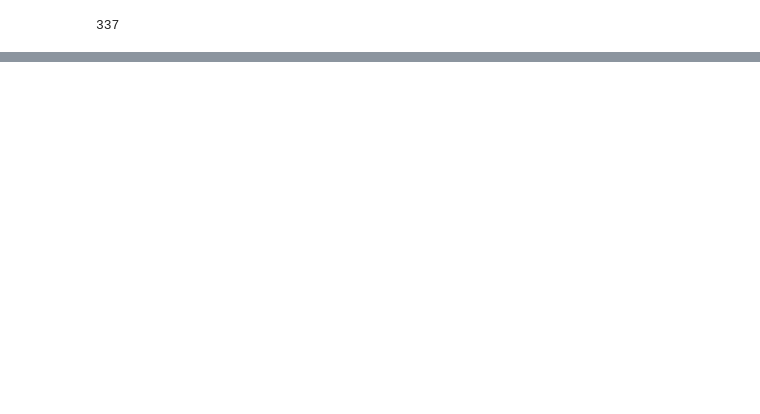
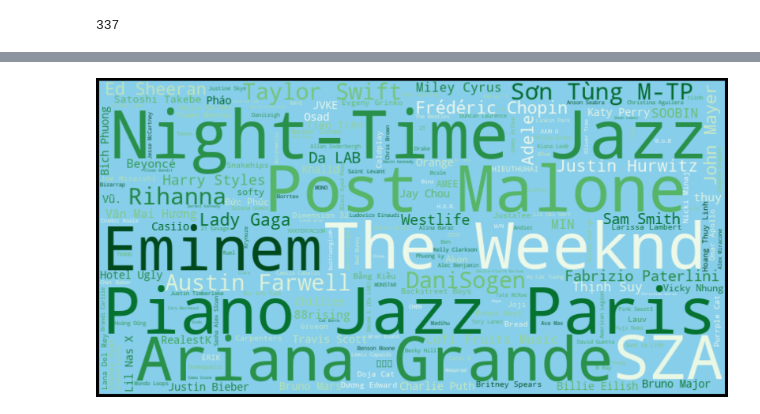
Before and after one commit to lphan1812/spotify-project, a Jupyter notebook: Spotify_project.ipynb, the cells around one changed output, grey strips where cells are left out. Saved outputs shown, nothing was run; the diff lists cells and outputs as text; code cells hidden in the pictures; blank space fills up the shorter version.

```diff
--- a/Spotify_project.ipynb
+++ b/Spotify_project.ipynb
@@ -338,0 +346,11 @@ top_pop
+# %%
+combined_data['endTime']=pd.to_datetime(combined_data['endTime'])
+# %%
+combined_data= combined_data.iloc[:,:-1]
+# %%
+max_date = combined_data['endTime'].max()
+date_range = max_date - datetime.timedelta(days=90)
+
+# filter the DataFrame based on the date range
+recent_tracks = combined_data[combined_data['endTime'] >= date_range]
+recent_tracks
@@ -338,0 +444,20 @@ top_pop
+# %%
+### static chart
+import matplotlib.pyplot as plt
+# group the DataFrame by the 'fruit' column and count the number of occurrences of each fruit
+freq = recent_tracks.groupby('artistName').size().reset_index(name='count')
+
+# convert the 'freq' DataFrame to a dictionary to use as input to the WordCloud object
+freq_dict = dict(zip(freq['artistName'], freq['count']))
+
+# create a WordCloud object with relative scaling set to 0
+wordcloud = WordCloud(width=800, height=400, relative_scaling=0,colormap='Greens',background_color="skyblue").generate_from_frequencies(freq_dict)
+# Open a plot of the generated image.
+
+plt.figure( figsize=(20,10), facecolor='k')
+plt.imshow(wordcloud)
+plt.axis("off")
+plt.tight_layout(pad=0)
+plt.show()
+# %% [output]
+[figure, added]
```
Also changed, not shown: parts of 21 cells of this notebook.
